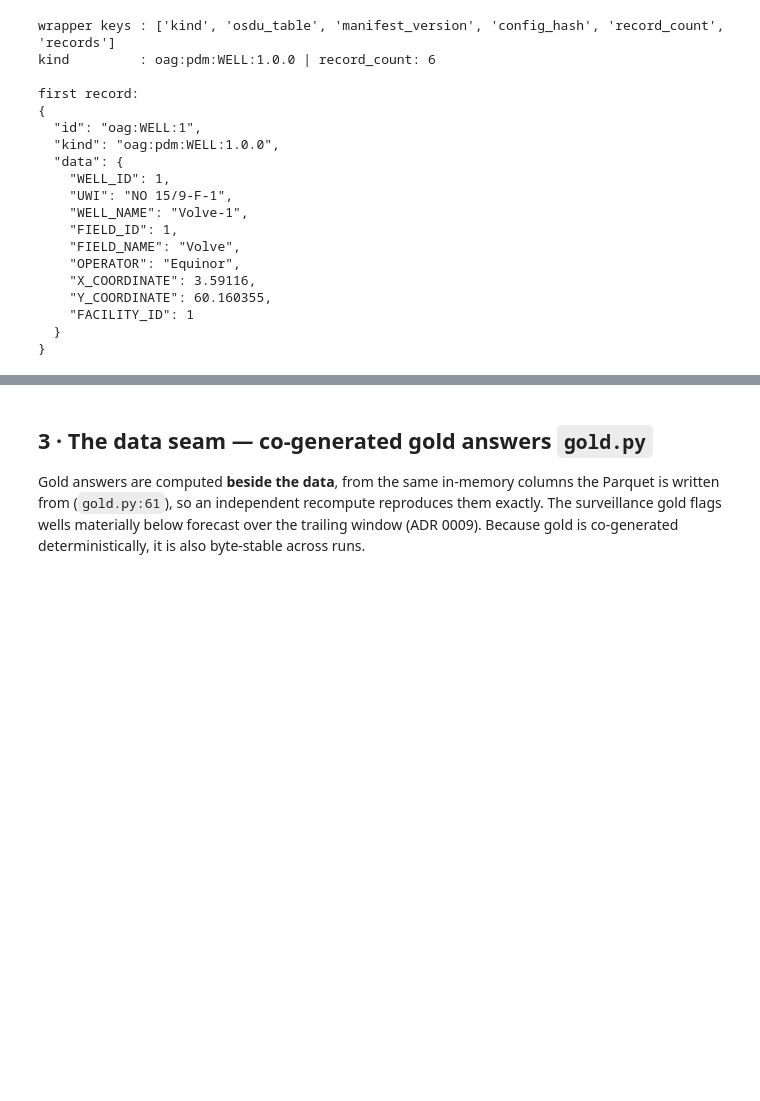
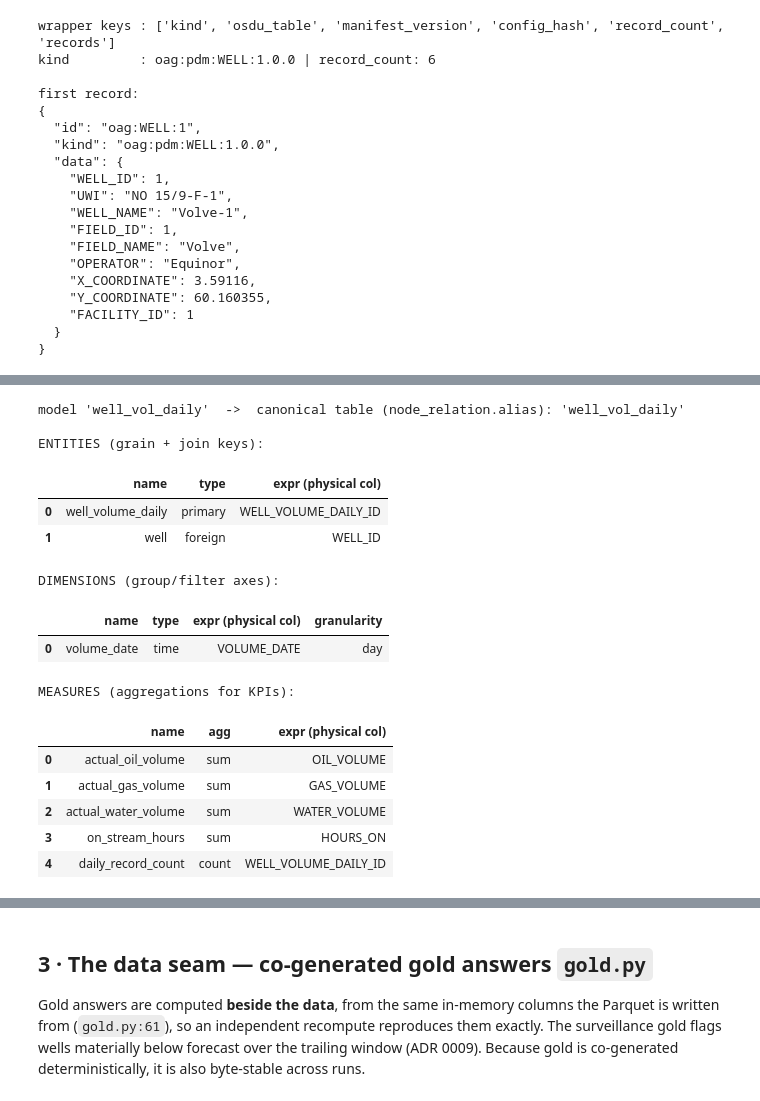
Before and after one commit to paulbruffett/oil-and-gas-semantic, a Jupyter notebook: notebooks/walkthrough.ipynb, the cells around one changed output, grey strips where cells are left out. Cells and saved outputs as stored; diff of their text form; code cells hidden in the pictures; blank space fills up the shorter version.

```diff
--- a/notebooks/walkthrough.ipynb
+++ b/notebooks/walkthrough.ipynb
@@ -234,0 +249,6 @@ first record:
+# %%
+from oag_semantic.manifest import SEMANTIC_DIR, load_semantic_layer
+REPO = SEMANTIC_DIR.parent   # repo root, derived from the package — cwd-independent
+
+layer = load_semantic_layer()
+print("semantic models (one per canonical table):", list(layer.models))
@@ -234,0 +291,31 @@ first record:
+# %%
+def describe_model(name):
+    m = layer.model(name)
+    print(f"model {m.name!r}  ->  canonical table (node_relation.alias): {m.table!r}\n")
+    ent = df([{"name": e.name, "type": e.type, "expr (physical col)": e.expr} for e in m.entities])
+    dim = df([{"name": d.name, "type": d.type, "expr (physical col)": d.expr,
+               "granularity": d.time_granularity} for d in m.dimensions])
+    mea = df([{"name": me.name, "agg": me.agg, "expr (physical col)": me.expr} for me in m.measures])
+    return ent, dim, mea
+
+entities, dimensions, measures = describe_model("well_vol_daily")
+print("ENTITIES (grain + join keys):");    display(entities)
+print("DIMENSIONS (group/filter axes):");  display(dimensions)
+print("MEASURES (aggregations for KPIs):"); display(measures)
+# %% [output]
+model 'well_vol_daily'  ->  canonical table (node_relation.alias): 'well_vol_daily'
+
+ENTITIES (grain + join keys):
+|  | name | type | expr (physical col) |
+| 0 | well_volume_daily | primary | WELL_VOLUME_DAILY_ID |
+| 1 | well | foreign | WELL_ID |
+DIMENSIONS (group/filter axes):
+|  | name | type | expr (physical col) | granularity |
+| 0 | volume_date | time | VOLUME_DATE | day |
+MEASURES (aggregations for KPIs):
+|  | name | agg | expr (physical col) |
+| 0 | actual_oil_volume | sum | OIL_VOLUME |
+| 1 | actual_gas_volume | sum | GAS_VOLUME |
+| 2 | actual_water_volume | sum | WATER_VOLUME |
+| 3 | on_stream_hours | sum | HOURS_ON |
+| 4 | daily_record_count | count | WELL_VOLUME_DAILY_ID |
```
Also changed, not shown: parts of 11 cells of this notebook.
